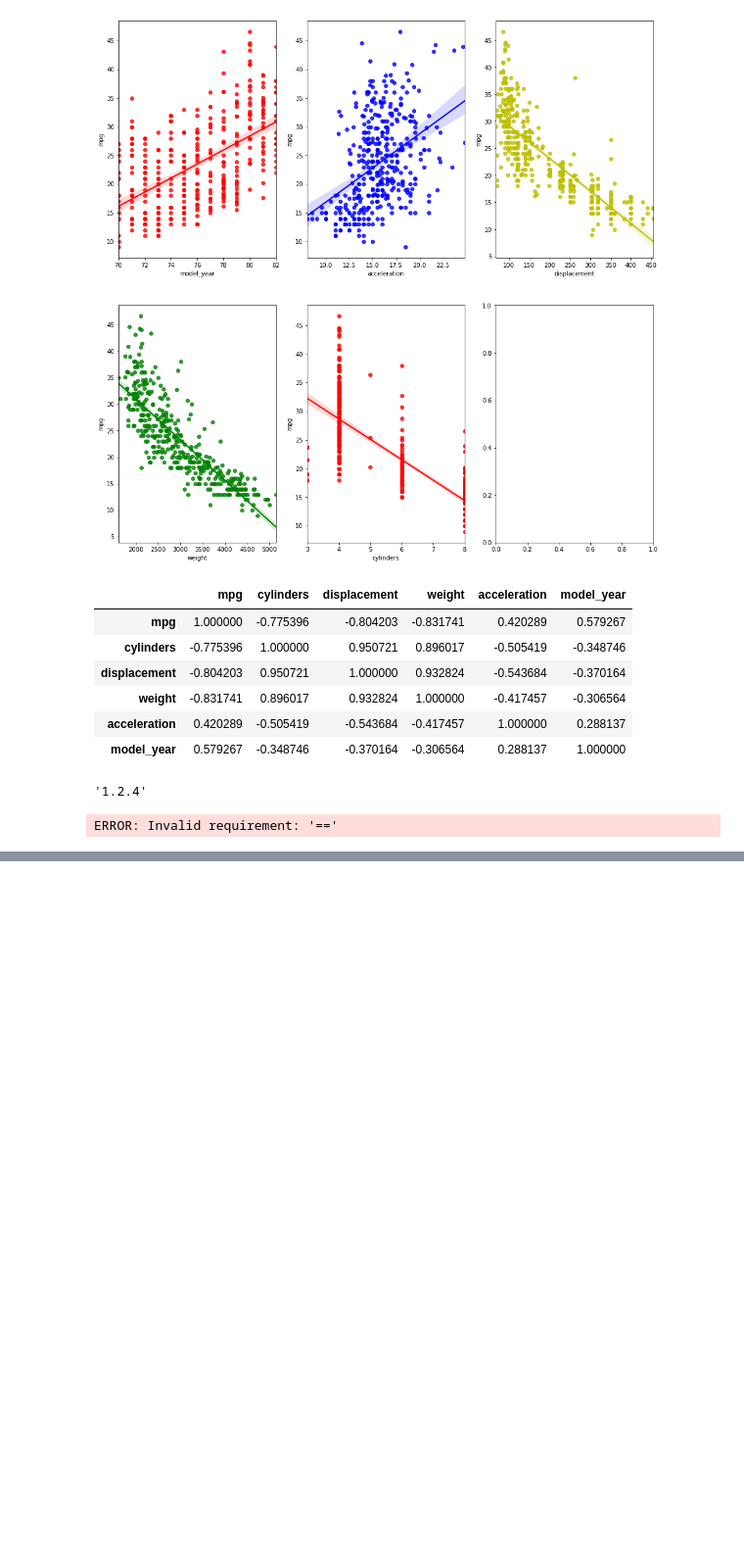
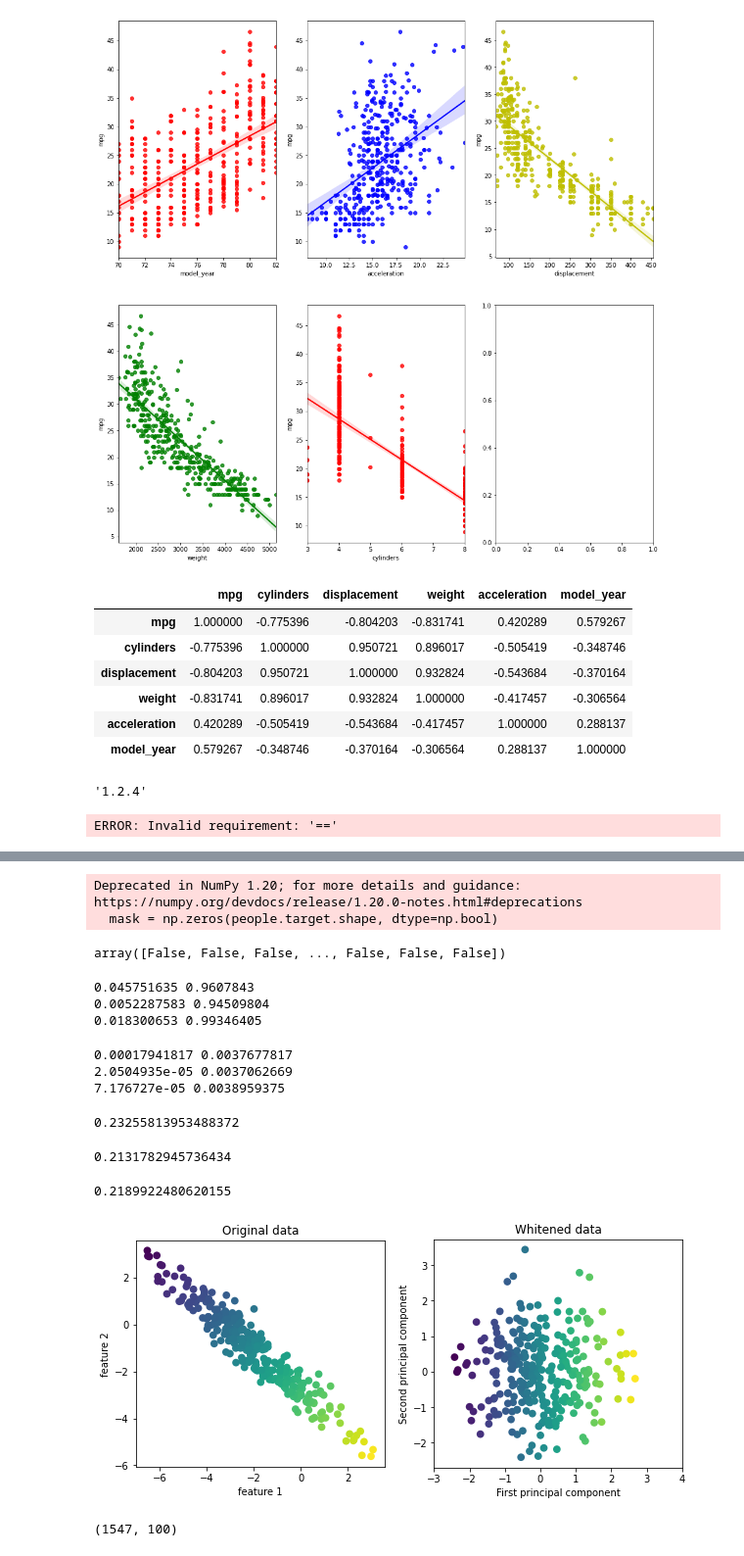
Before and after one commit to c910531/Python, a Jupyter notebook: 2021.06.23 회귀분석.ipynb, the cells around one changed output, grey strips where cells are left out. Shown: that part at 98% size. Drawn from its saved outputs; the diff is of its cells as text; code cells hidden in the pictures; blank space fills up the shorter version.

```diff
--- a/2021.06.23 회귀분석.ipynb
+++ b/2021.06.23 회귀분석.ipynb
@@ -247,0 +290,7 @@ plt.show()
+# %%
+mask = np.zeros(people.target.shape, dtype=np.bool)
+mask
+# %% [output]
+Deprecated in NumPy 1.20; for more details and guidance: https://numpy.org/devdocs/release/1.20.0-notes.html#deprecations
+  mask = np.zeros(people.target.shape, dtype=np.bool)
+array([False, False, False, ..., False, False, False])
@@ -247,0 +303,8 @@ plt.show()
+# %%
+print(X_people[0].min(), X_people[0].max())
+print(X_people[1].min(), X_people[1].max())
+print(X_people[2].min(), X_people[2].max())
+# %% [output]
+0.045751635 0.9607843
+0.0052287583 0.94509804
+0.018300653 0.99346405
@@ -247,0 +314,39 @@ plt.show()
+# %%
+print(X_people[0].min(), X_people[0].max())
+print(X_people[1].min(), X_people[1].max())
+print(X_people[2].min(), X_people[2].max())
+# %% [output]
+0.00017941817 0.0037677817
+2.0504935e-05 0.0037062669
+7.176727e-05 0.0038959375
+# %%
+from sklearn.neighbors import KNeighborsClassifier
+X_train, X_test, y_train, y_test = train_test_split(X_people, y_people, stratify=y_people, random_state=0)
+knn = KNeighborsClassifier(n_neighbors=1)
+knn.fit(X_train, y_train)
+knn.score(X_test, y_test)
+# %% [output]
+0.23255813953488372
+# %%
+knn2 = KNeighborsClassifier(n_neighbors=2)
+knn2.fit(X_train, y_train)
+knn2.score(X_test, y_test)
+# %% [output]
+0.2131782945736434
+# %%
+knn3 = KNeighborsClassifier(n_neighbors=3)
+knn3.fit(X_train, y_train)
+knn3.score(X_test, y_test)
+# %% [output]
+0.2189922480620155
+# %%
+mglearn.plots.plot_pca_whitening()
+# %% [output]
+[figure, added]
+# %%
+pca = PCA(n_components=100, whiten=True, random_state=0).fit(X_train)
+X_train_pca = pca.transform(X_train)
+X_test_pca = pca.transform(X_test)
+X_train_pca.shape
+# %% [output]
+(1547, 100)
```
Also changed, not shown: parts of 46 cells of this notebook.
